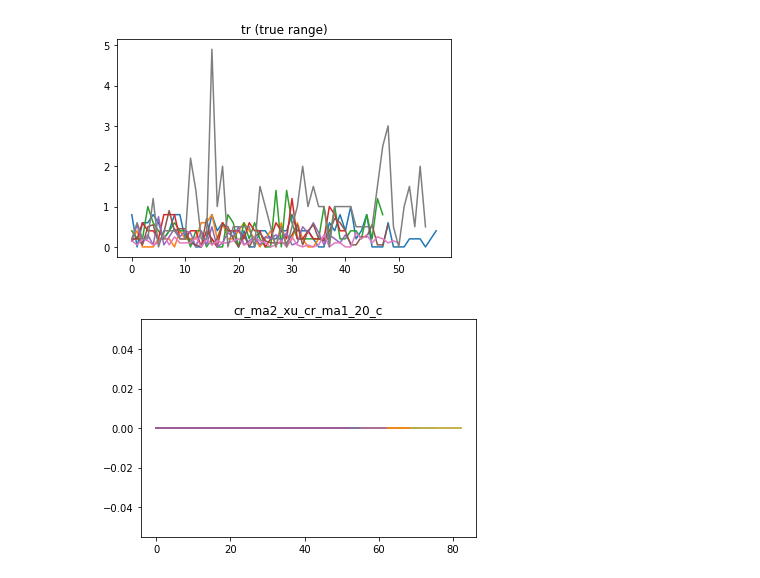
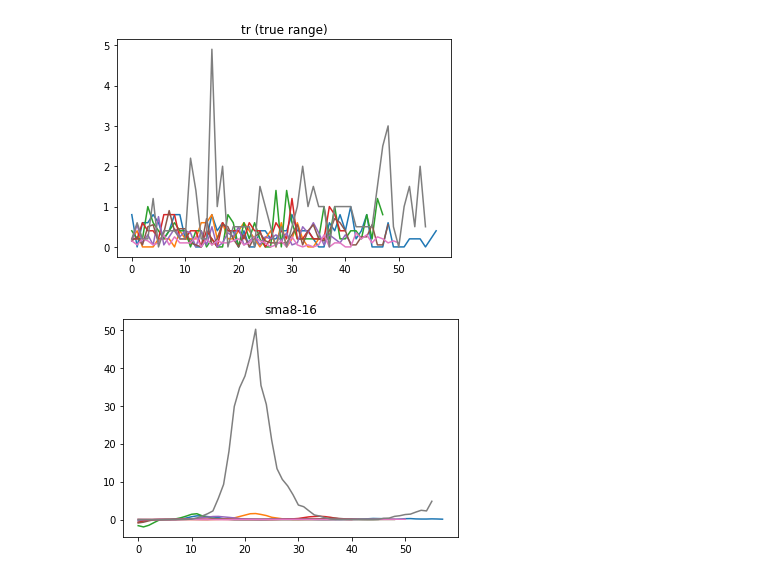
Before and after one commit to stianteien/instradag, a Jupyter notebook: make_model.ipynb, the cells around one changed output. Cells and saved outputs as stored; diff of their text form; code cells hidden in the pictures.

```diff
--- a/make_model.ipynb
+++ b/make_model.ipynb
@@ -62,6 +62,7 @@ pos_ut = positiv_utvikling()
 # %%
 filer = list(map(add_data, os.listdir('data/')))[:10]
 data = multi_analyse(filer)
+data['sma8-16'] = [data.open_8_sma[i] - data.open_16_sma[i] for i, value in enumerate(data.open_8_sma)]
 data
 # %% [output]
 10 av 10 analysert
@@ -86,5 +87,5 @@ data
 # %%
-data_oppgang = data[data.oppgang > 1]
+data_oppgang = data[data.oppgang > 0.9]
 data_oppgang = data_oppgang[data_oppgang.score > 30]
 
 data_oppgang
@@ -113,7 +114,7 @@ for i in data_oppgang.trix:
 # %%
 fig = plt.figure
 plt.title('rsi')
-for i in data_oppgang.rsi:
+for i in data_oppgang.rsi_20:
     plt.plot(i)
-plt.savefig('images/rsiplot')
+#plt.savefig('images/rsiplot')
 # %% [output]
@@ -121,7 +122,7 @@ plt.savefig('images/rsiplot')
 # %%
 fig = plt.figure
-plt.title('adxr')
-for i in data_oppgang.adxr:
+plt.title('adx')
+for i in data_oppgang.adx:
     plt.plot(i)
-plt.savefig('images/adxrplot')
+#plt.savefig('images/adxrplot')
 # %% [output]
@@ -152,9 +153,9 @@ for i in data_oppgang.tr:
 [figure]
 # %%
 fig = plt.figure
-plt.title('cr_ma2_xu_cr_ma1_20_c')
-for i in data_oppgang.cr_ma2_xu_cr_ma1_20_c:
+plt.title('sma8-16')
+for i in data_oppgang['sma8-16']:
     plt.plot(i)
-plt.savefig('images/tplot')
+#plt.savefig('images/tplot')
 # %% [output]
-[figure, old version]
+[figure, new version]
```
Also changed, not shown: parts of 10 cells of this notebook.
